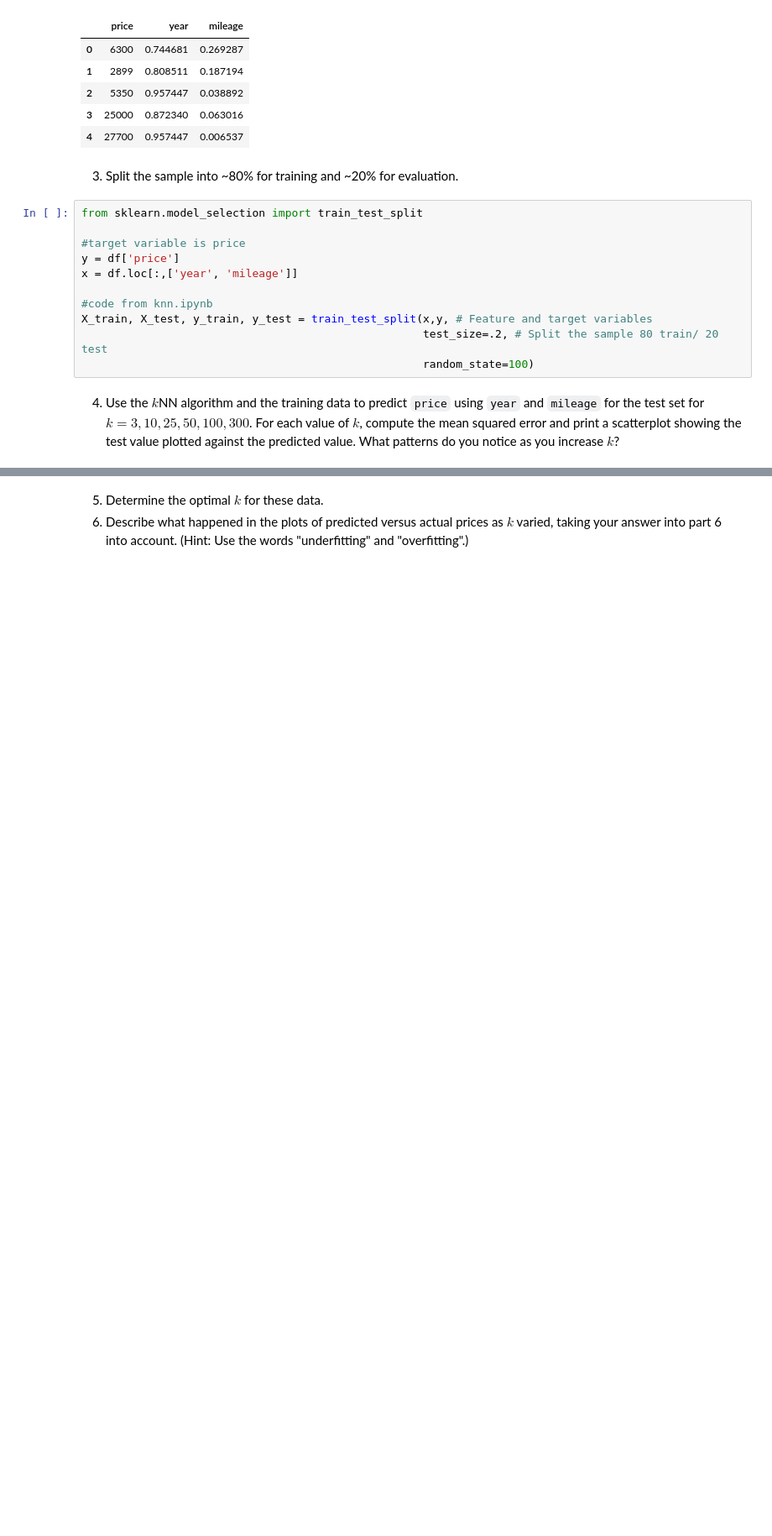
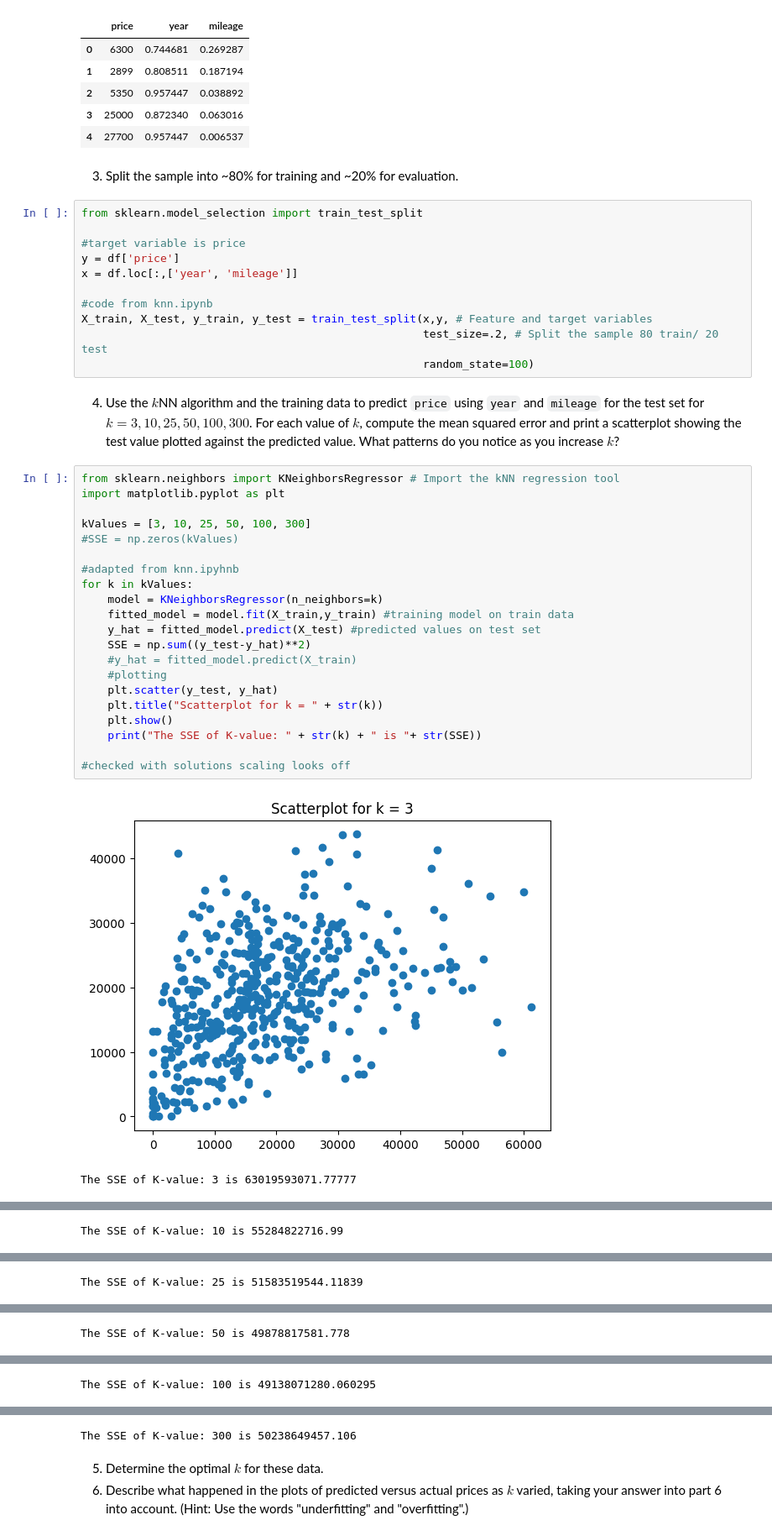
Before and after one commit to ryandinnh/knn, a Jupyter notebook: assignment_knn.ipynb, the cells around one changed output, grey strips where cells are left out. Shown: that part at 84% size. Cells and saved outputs as stored; diff of their text form; blank space fills up the shorter version.

```diff
--- a/assignment_knn.ipynb
+++ b/assignment_knn.ipynb
@@ -85,3 +85,27 @@ X_train, X_test, y_train, y_test = train_test_split(x,y, # Feature and target va
                                                     random_state=100)
 # %% [markdown]
 4. Use the $k$NN algorithm and the training data to predict `price` using `year` and `mileage` for the test set for $k=3,10,25,50,100,300$. For each value of $k$, compute the mean squared error and print a scatterplot showing the test value plotted against the predicted value. What patterns do you notice as you increase $k$?
+# %%
+from sklearn.neighbors import KNeighborsRegressor # Import the kNN regression tool
+import matplotlib.pyplot as plt
+
+kValues = [3, 10, 25, 50, 100, 300]
+#SSE = np.zeros(kValues)
+
+#adapted from knn.ipyhnb
+for k in kValues:
+    model = KNeighborsRegressor(n_neighbors=k)
+    fitted_model = model.fit(X_train,y_train) #training model on train data
+    y_hat = fitted_model.predict(X_test) #predicted values on test set
+    SSE = np.sum((y_test-y_hat)**2)
+    #y_hat = fitted_model.predict(X_train)
+    #plotting
+    plt.scatter(y_test, y_hat)
+    plt.title("Scatterplot for k = " + str(k))
+    plt.show()
+    print("The SSE of K-value: " + str(k) + " is "+ str(SSE))
+
+#checked with solutions scaling looks off
+# %% [output]
+[figure, added]
+The SSE of K-value: 3 is 63019593071.77777
@@ -87,0 +113 @@ X_train, X_test, y_train, y_test = train_test_split(x,y, # Feature and target va
+The SSE of K-value: 10 is 55284822716.99
@@ -87,0 +115 @@ X_train, X_test, y_train, y_test = train_test_split(x,y, # Feature and target va
+The SSE of K-value: 25 is 51583519544.11839
@@ -87,0 +117 @@ X_train, X_test, y_train, y_test = train_test_split(x,y, # Feature and target va
+The SSE of K-value: 50 is 49878817581.778
@@ -87,0 +119 @@ X_train, X_test, y_train, y_test = train_test_split(x,y, # Feature and target va
+The SSE of K-value: 100 is 49138071280.060295
@@ -88,3 +121,4 @@ X_train, X_test, y_train, y_test = train_test_split(x,y, # Feature and target va
+The SSE of K-value: 300 is 50238649457.106
 # %% [markdown]
 5. Determine the optimal $k$ for these data.
 6. Describe what happened in the plots of predicted versus actual prices as $k$ varied, taking your answer into part 6 into account. (Hint: Use the words "underfitting" and "overfitting".)
```
Also changed, not shown: parts of 1 cell of this notebook.
